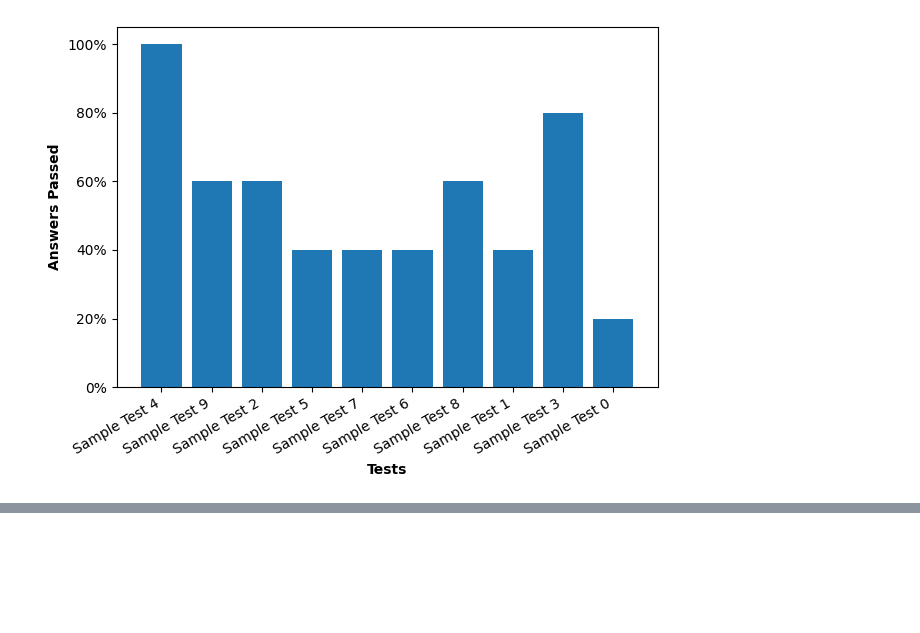
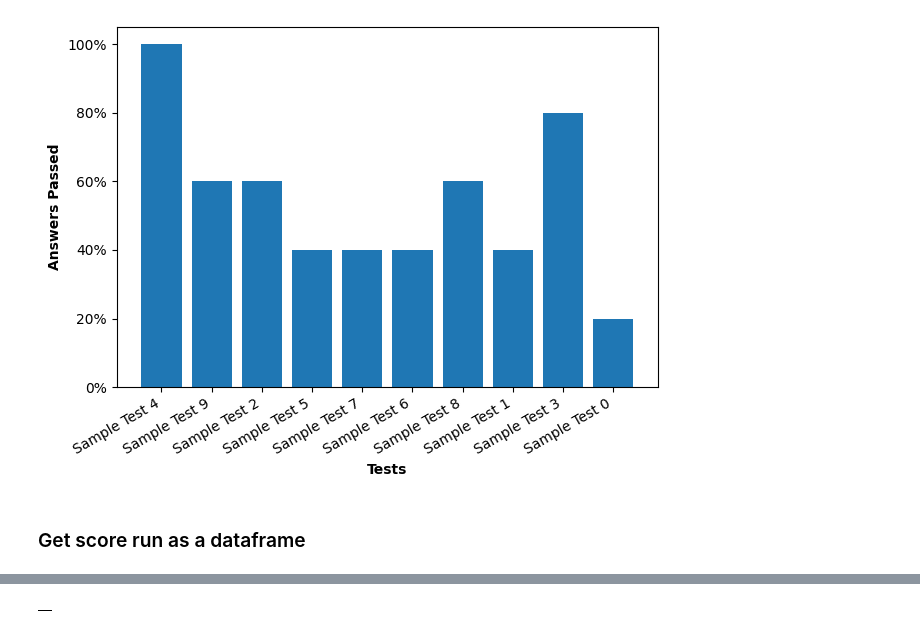
Before and after one commit to aymara-ai/aymara-sdk, a Jupyter notebook: examples/safety/safety_notebook.ipynb, the cells around one changed output, grey strips where cells are left out. Drawn from its saved outputs; the diff is of its cells as text; code cells hidden in the pictures; blank space fills up the shorter version.

```diff
--- a/examples/safety/safety_notebook.ipynb
+++ b/examples/safety/safety_notebook.ipynb
@@ -163,3 +163,10 @@ AymaraAI.graph_pass_rates(scores)
 # %% [output]
 [interactive output not drawn]
 [figure]
+# %% [markdown]
+### Get score run as a dataframe
+# %%
+score_run = scores[0]
+
+score_run.to_df()
+# %% [output]
@@ -165,0 +174 @@ AymaraAI.graph_pass_rates(scores)
+|  |
```
Also changed, not shown: parts of 1 cell of this notebook, 6 other files.
